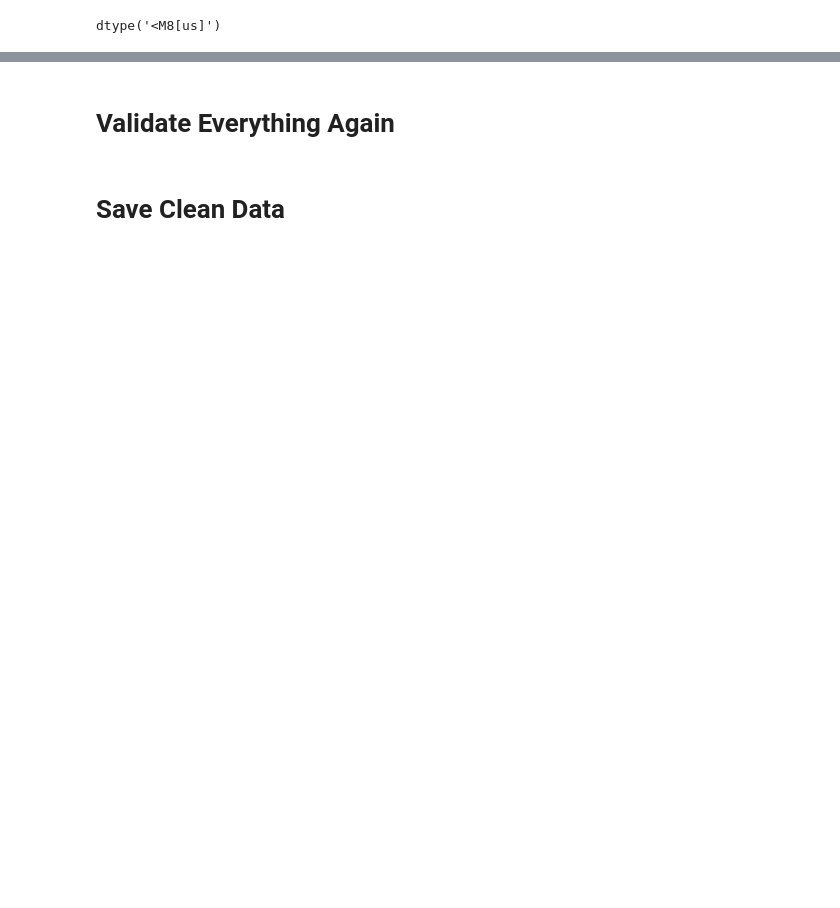
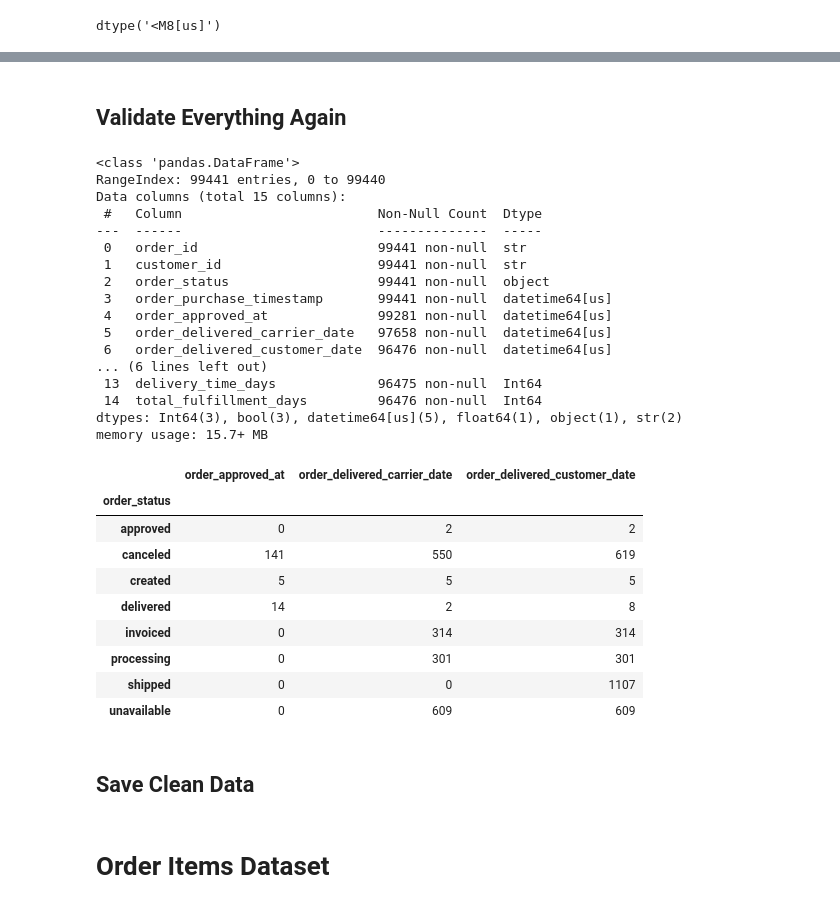
Before and after one commit to Akah5David/olist_data_analytics, a Jupyter notebook: notebooks/02_data_cleaning.ipynb, the cells around one changed output, grey strips where cells are left out. Saved outputs shown, nothing was run; the diff lists cells and outputs as text; code cells hidden in the pictures; blank space fills up the shorter version.

Commit message:
finish data cleaning for Order Dataset

```diff
--- a/notebooks/02_data_cleaning.ipynb
+++ b/notebooks/02_data_cleaning.ipynb
@@ -320 +511,26 @@ dtype: object
+# %%
+orders_df_clean.describe()
+
+# Create a column called approval_time_hours that tells how many hours it took for payment to be approved
+orders_df_clean["approval_time_hours"] = (
+    orders_df_clean["order_approved_at"]
+    - orders_df_clean["order_purchase_timestamp"]
+).dt.total_seconds() / 3600
+
+# Create a column called shipping_time_days that tells how many days it took to ship an order
+orders_df_clean["shipping_time_days"] = (
+    orders_df_clean["order_delivered_carrier_date"]
+    - orders_df_clean["order_approved_at"]
+).dt.days.astype("Int64")
+
+# Create a column called shipping_time_days that tells us how many days it took for the order to get to the buyer
+orders_df_clean["delivery_time_days"] = (
+    orders_df_clean["order_delivered_customer_date"]
+    - orders_df_clean["order_delivered_carrier_date"]
+).dt.days.astype("Int64")
+
+orders_df_clean["total_fulfillment_days"] = (
+    orders_df_clean["order_delivered_customer_date"]
+    - orders_df_clean["order_purchase_timestamp"]
+).dt.days.astype("Int64")
 # %% [markdown]
@@ -322,4 +610,44 @@ dtype: object
 # %% [markdown]
-# Validate Everything Again
+## Validate Everything Again
+# %%
+# Confirm the information about the table
+orders_df_clean.info()
+
+# Confirm the statistical review of the cleaned table
+orders_df_clean.describe(include="all")
+
+# Confirm the number of rows in the table contain a missing value
+orders_df_clean.isna().sum()
+
+# Confirm if there is still a duplicated row
+orders_df_clean.duplicated().sum()
+# %% [output]
+<class 'pandas.DataFrame'>
+RangeIndex: 99441 entries, 0 to 99440
+Data columns (total 15 columns):
+ #   Column                         Non-Null Count  Dtype
+---  ------                         --------------  -----
+ 0   order_id                       99441 non-null  str
+ 1   customer_id                    99441 non-null  str
+ 2   order_status                   99441 non-null  object
+ 3   order_purchase_timestamp       99441 non-null  datetime64[us]
+ 4   order_approved_at              99281 non-null  datetime64[us]
+ 5   order_delivered_carrier_date   97658 non-null  datetime64[us]
+ 6   order_delivered_customer_date  96476 non-null  datetime64[us]
+... (6 lines left out)
+ 13  delivery_time_days             96475 non-null  Int64
+ 14  total_fulfillment_days         96476 non-null  Int64
+dtypes: Int64(3), bool(3), datetime64[us](5), float64(1), object(1), str(2)
+memory usage: 15.7+ MB
+|  | order_approved_at | order_delivered_carrier_date | order_delivered_customer_date |
+| order_status |  |  |  |
+| approved | 0 | 2 | 2 |
+| canceled | 141 | 550 | 619 |
+| created | 5 | 5 | 5 |
+| delivered | 14 | 2 | 8 |
+| invoiced | 0 | 314 | 314 |
+| processing | 0 | 301 | 301 |
+| shipped | 0 | 0 | 1107 |
+| unavailable | 0 | 609 | 609 |
 # %% [markdown]
-# Save Clean Data
+## Save Clean Data
@@ -325,0 +659,2 @@ dtype: object
+# %% [markdown]
+# Order Items Dataset
```
Also changed, not shown: parts of 31 cells of this notebook.
